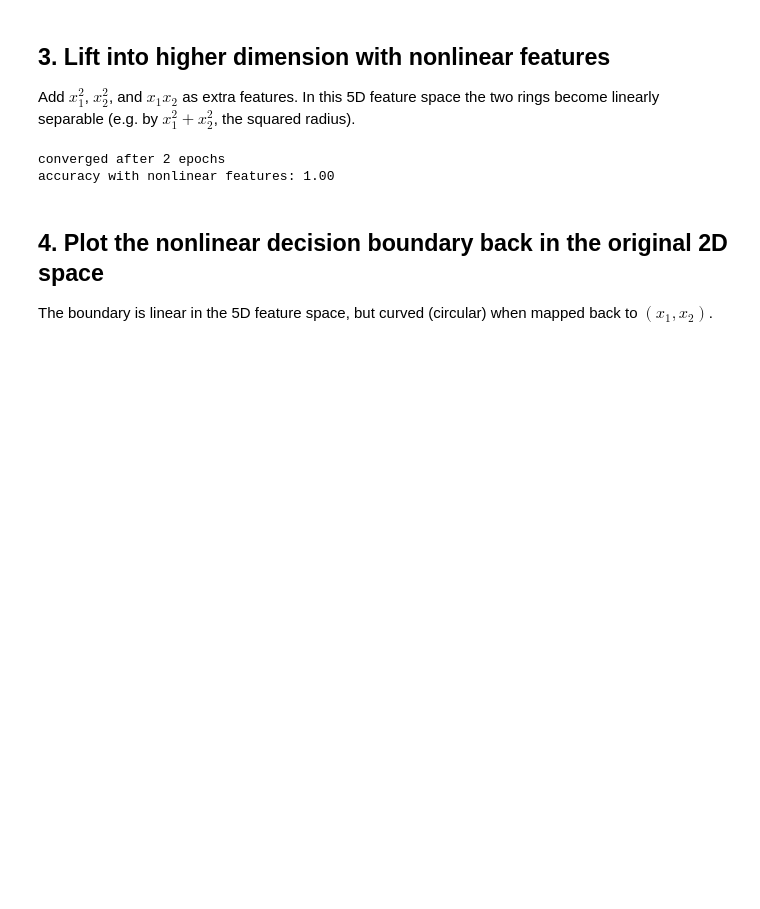
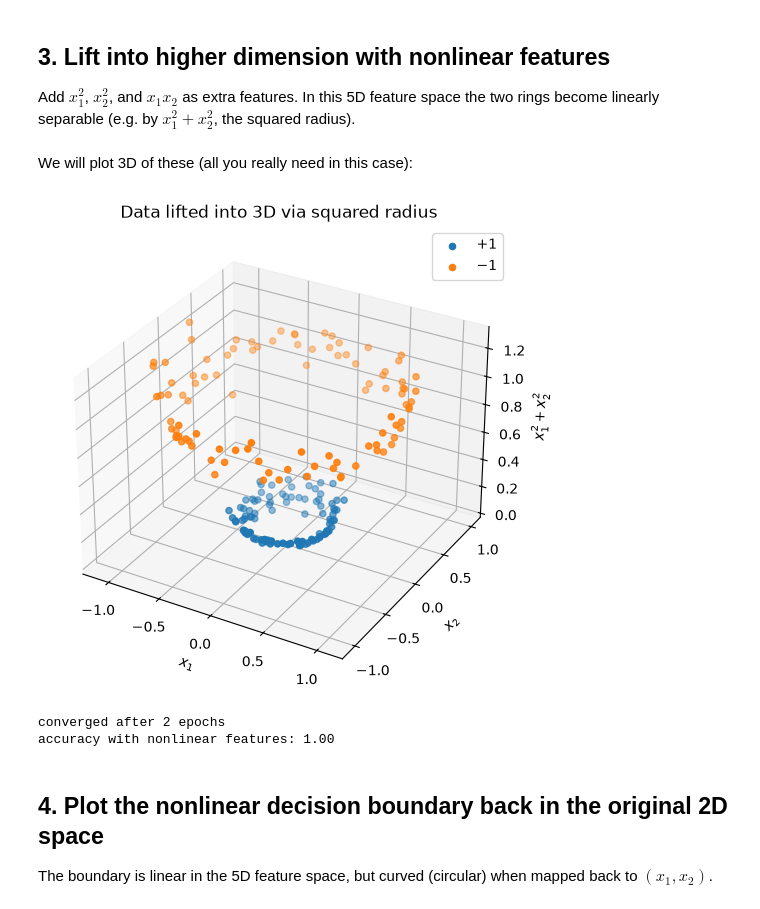
Before and after one commit to VISST-school/applied-linear-algebra, a Jupyter notebook: notebooks/perceptron.ipynb, the cells around one changed output. Drawn from its saved outputs; the diff is of its cells as text; code cells hidden in the pictures; blank space fills up the shorter version.

```diff
--- a/notebooks/perceptron.ipynb
+++ b/notebooks/perceptron.ipynb
@@ -97,13 +97,32 @@ def phi(X):
 
 
 X_feat = phi(X_circ)
-w_nl = perceptron(X_feat, y_circ)
-
-accuracy = (predict(X_feat, w_nl) == y_circ).mean()
-print(f"accuracy with nonlinear features: {accuracy:.2f}")
-# %% [output]
-converged after 2 epochs
-accuracy with nonlinear features: 1.00
+# %% [markdown]
+We will plot 3D of these (all you really need in this case):
+# %%
+fig = plt.figure(figsize=(6, 6))
+ax = fig.add_subplot(111, projection="3d")
+
+r2 = X_feat[:, 0] ** 2 + X_feat[:, 1] ** 2  # squared radius, x1^2 + x2^2
+
+ax.scatter(X_circ[y_circ == 1, 0], X_circ[y_circ == 1, 1], r2[y_circ == 1], label="$+1$")
+ax.scatter(X_circ[y_circ == -1, 0], X_circ[y_circ == -1, 1], r2[y_circ == -1], label="$-1$")
+ax.set_xlabel("$x_1$")
+ax.set_ylabel("$x_2$")
+ax.set_zlabel("$x_1^2 + x_2^2$")
+ax.legend()
+ax.set_title("Data lifted into 3D via squared radius")
+plt.show()
+# %% [output]
+[figure, added]
+# %%
+w_nl = perceptron(X_feat, y_circ)
+
+accuracy = (predict(X_feat, w_nl) == y_circ).mean()
+print(f"accuracy with nonlinear features: {accuracy:.2f}")
+# %% [output]
+converged after 2 epochs
+accuracy with nonlinear features: 1.00
 # %% [markdown]
 ## 4. Plot the nonlinear decision boundary back in the original 2D space
 
```
